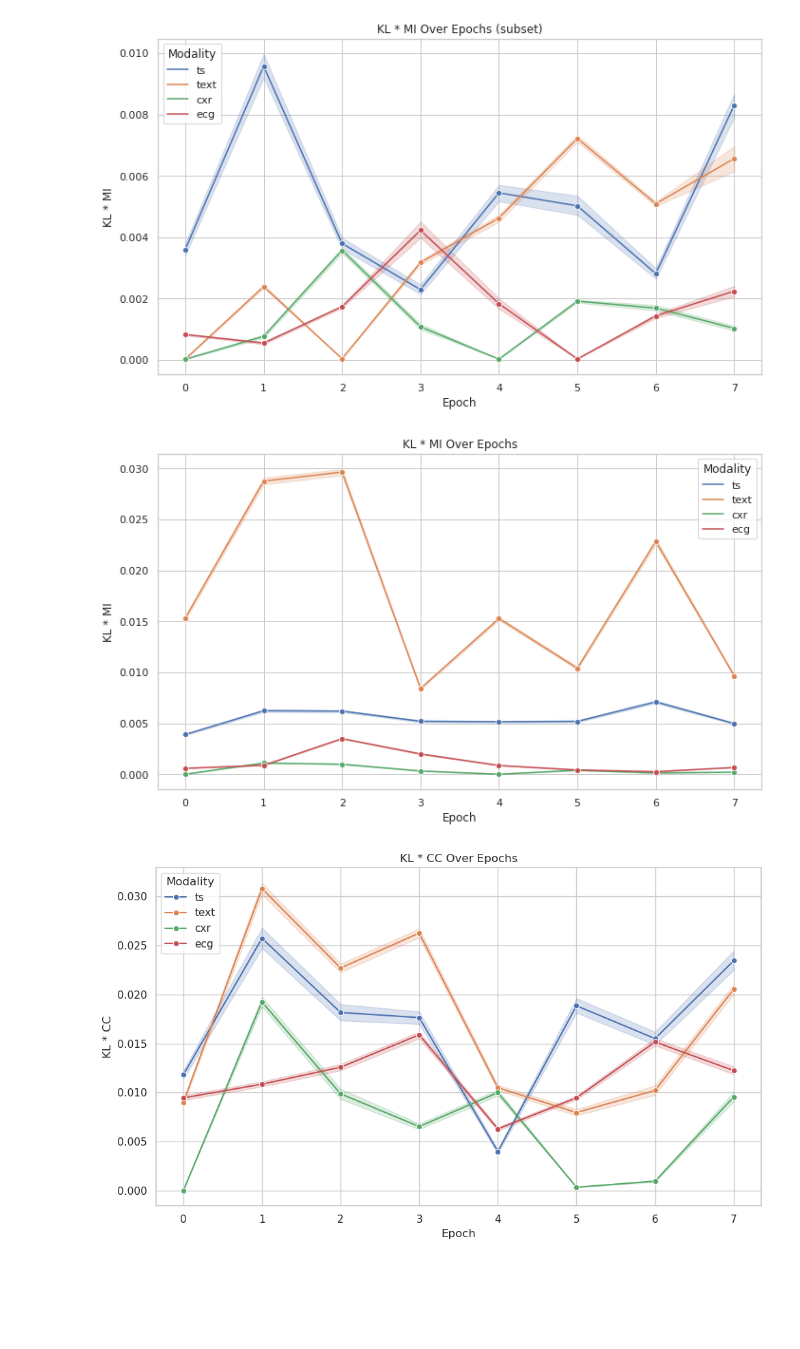
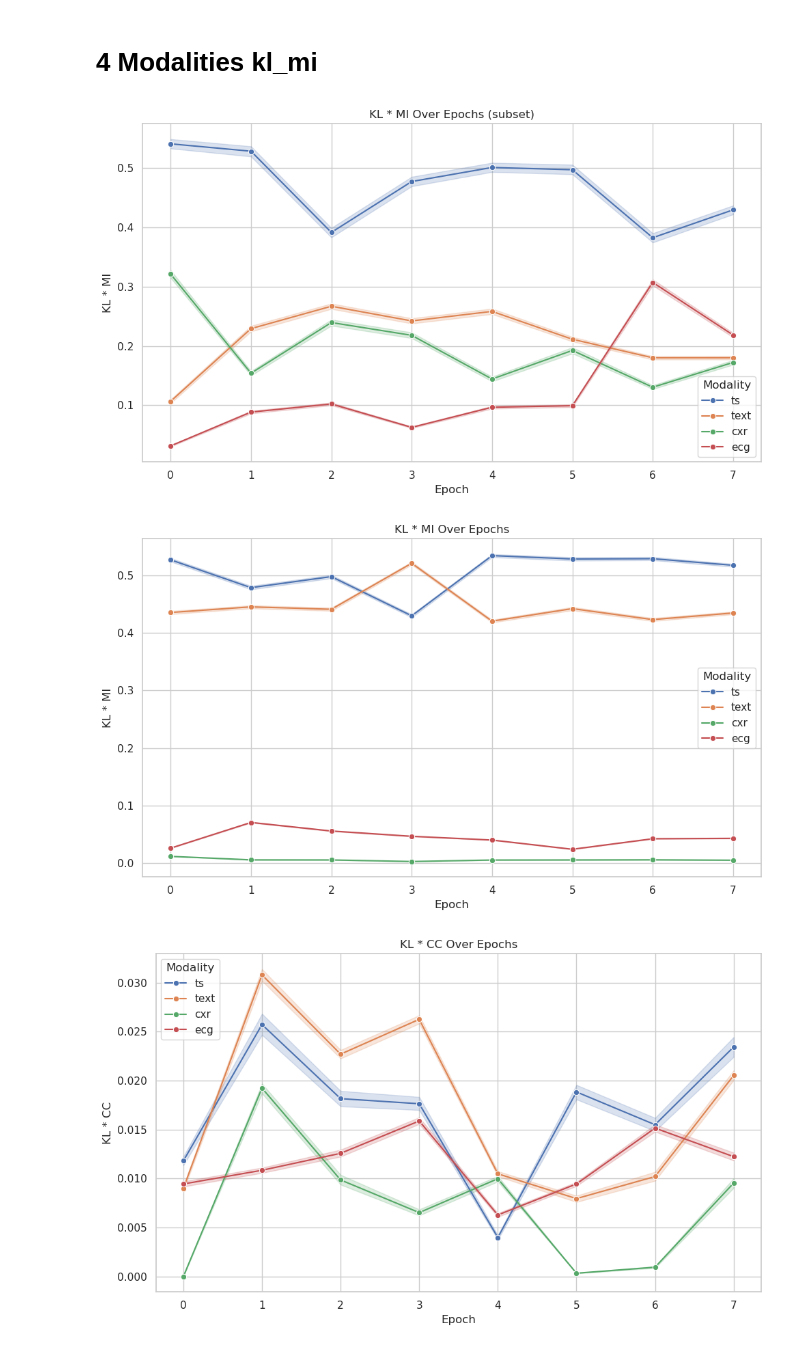
Before and after one commit to JuneHou/Multimodal-Transformer, a Jupyter notebook: Analysis/weights_analysis.ipynb, the cells around one changed output. Saved outputs shown, nothing was run; the diff lists cells and outputs as text; code cells hidden in the pictures; blank space fills up the shorter version.

```diff
--- a/Analysis/weights_analysis.ipynb
+++ b/Analysis/weights_analysis.ipynb
@@ -7,0 +236,35 @@ import matplotlib.pyplot as plt
+# %%
+
+# === Config ===
+output_dir = "/data/wang/junh/results/Fuse_moe/all_los/multiclass/final/kl/"  # Replace with your output directory
+missingInd = False              # Set to True if missing modality was used
+modeltype = "TS_ECG_Text"         # Replace manually as needed
+weight_type = "kl_divergence"   # or "correlation_weight", "mutual_weight"
+
+# === Collect CSVs and Concatenate ===
+all_dfs = []
+for epoch in range(8):  # Replace with the actual number of epochs
+    if missingInd:
+        fname = f"{output_dir}/Missing_{modeltype}_{epoch}_weights_log.csv"
+    else:
+        fname = f"{output_dir}/{modeltype}_{epoch}_weights_log.csv"
+
+    if os.path.exists(fname):
+        df = pd.read_csv(fname)
+        df['epoch'] = epoch  # ensure epoch is int for sorting
+        all_dfs.append(df)
+
+# Combine all epochs
+df_all = pd.concat(all_dfs, ignore_index=True)
+
+# === Plotting ===
+sns.set(style="whitegrid")
+plt.figure(figsize=(10, 6))
+sns.lineplot(data=df_all, x="epoch", y=df_all['kl_divergence'], hue="modality", marker='o')
+
+plt.title(f"KL Over Epochs (subset)")
+plt.xlabel("Epoch")
+plt.ylabel("KL")
+plt.legend(title="Modality")
+plt.tight_layout()
+plt.show()
@@ -8,44 +310,46 @@ import matplotlib.pyplot as plt
+# %% [markdown]
+# 4 Modalities kl_mi
 # %%
 
 # === Config ===
-output_dir = "/data/wang/junh/results/Fuse_moe/all_los/multiclass/kl_mi/"  # Replace with your output directory
+output_dir = "/data/wang/junh/results/Fuse_moe/all_los/multiclass/final/kl_mi/"  # Replace with your output directory
 missingInd = False              # Set to True if missing modality was used
 modeltype = "TS_CXR_Text_ECG"         # Replace manually as needed
 weight_type = "kl_divergence"   # or "correlation_weight", "mutual_weight"
 
 # === Collect CSVs and Concatenate ===
 all_dfs = []
 for epoch in range(8):  # Replace with the actual number of epochs
     if missingInd:
         fname = f"{output_dir}/Missing_{modeltype}_{epoch}_weights_log.csv"
     else:
         fname = f"{output_dir}/{modeltype}_{epoch}_weights_log.csv"
 
     if os.path.exists(fname):
         df = pd.read_csv(fname)
         df['epoch'] = epoch  # ensure epoch is int for sorting
         all_dfs.append(df)
 
 # Combine all epochs
 df_all = pd.concat(all_dfs, ignore_index=True)
 
 # === Plotting ===
 sns.set(style="whitegrid")
 plt.figure(figsize=(10, 6))
 sns.lineplot(data=df_all, x="epoch", y=df_all['kl_divergence'], hue="modality", marker='o')
 
 plt.title(f"KL * MI Over Epochs (subset)")
 plt.xlabel("Epoch")
 plt.ylabel("KL * MI")
 plt.legend(title="Modality")
 plt.tight_layout()
 plt.show()
 # %% [output]
-[figure, old version]
+[figure, new version]
 # %%
 
 # === Config ===
-output_dir = "/data/wang/junh/results/Fuse_moe/all_los/multiclass/kl_mi/"  # Replace with your output directory
+output_dir = "/data/wang/junh/results/Fuse_moe/all_los/multiclass/final/kl_mi/"  # Replace with your output directory
 missingInd = True              # Set to True if missing modality was used
 modeltype = "TS_CXR_Text_ECG"         # Replace manually as needed
 weight_type = "kl_divergence"   # or "correlation_weight", "mutual_weight"
@@ -78,7 +382,7 @@ plt.legend(title="Modality")
 plt.tight_layout()
 plt.show()
 # %% [output]
-[figure, old version]
+[figure, new version]
 # %%
 # === Config ===
 output_dir = "/data/wang/junh/results/Fuse_moe/all_los/multiclass/kl_cc/"  # Replace with your output directory
```
Also changed, not shown: parts of 17 cells of this notebook, 6 other files.
